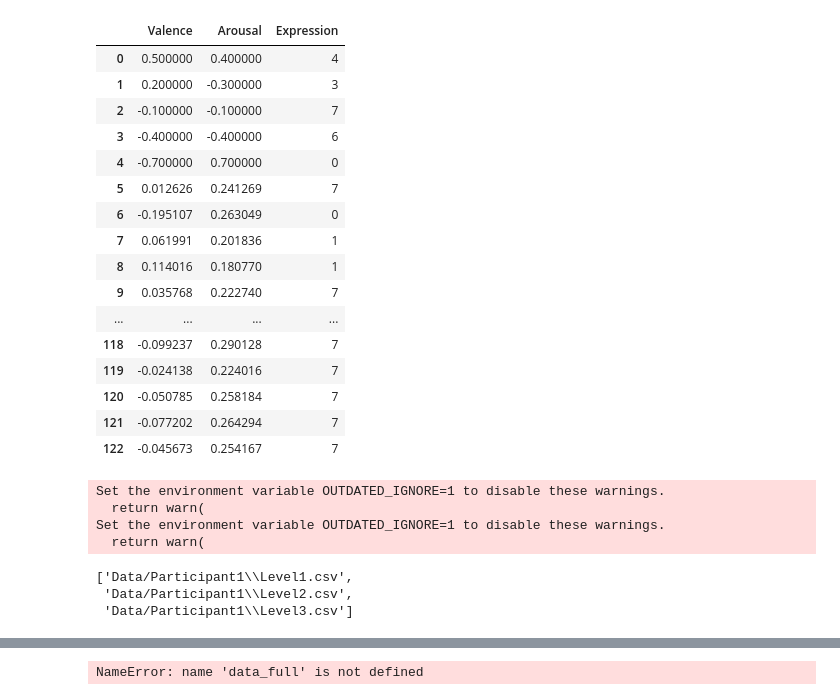
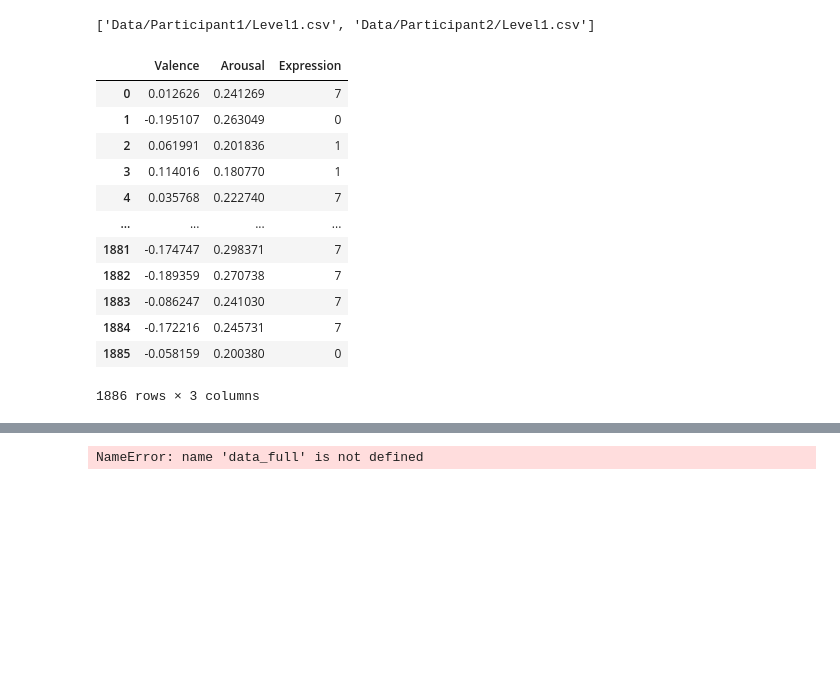
Before and after one commit to dovii/MPC-Data-Analysis, a Jupyter notebook: LevelAnalysis.ipynb, the cells around one changed output, grey strips where cells are left out. Cells and saved outputs as stored; diff of their text form; code cells hidden in the pictures; blank space fills up the shorter version.

```diff
--- a/LevelAnalysis.ipynb
+++ b/LevelAnalysis.ipynb
@@ -1,67 +1,58 @@
 # %%
 import pandas as pd
 import scipy.stats as stats
 import seaborn as sns
 import numpy as np
 import pingouin as pg
-import glob
+import matplotlib.pyplot as plt
+import os
 
 sns.set_theme(style="whitegrid")
 
-# We also want to plot graphs and histograms
-#using matplotlib
-import matplotlib.pyplot as plt
+filepath = 'Data/'
+level = 'Level1.csv'
 
-#Setup to show all columns (useful for Questionnaire)
-pd.set_option('display.max_rows', 500)
-pd.set_option('display.max_columns', 500)
-pd.set_option('display.width', 1000)
+#find folder of each participant
+participants = os.listdir('Data/')
+
+#find a specific level file inside the participant folder
+files = []
+for p in participants:
+    files.append(filepath+p+'/'+level)
+print(files)
 
 
-list_of_csv_files = glob.glob('Data/*.csv')
-list_of_csv_files.sort()
+#combine different participant's same level data
+data = []
+for f in files:
+    data.append(pd.read_csv(f))
 
-df = pd.concat(map(pd.read_csv, list_of_csv_files), ignore_index=True)
+#df = pd.concat(data)
+df1 = pd.concat((data), ignore_index=True)
 
 
-data1 = pd.read_csv('Data/sampleData.csv')
-data2 = pd.read_csv('Data/sampleData2.csv')
+#data1 = pd.read_csv('Data/sampleData.csv')
+#data2 = pd.read_csv('Data/sampleData2.csv')
 #data_full = pd.read_csv('Data/test.csv')
 
 #noSub = data[data['Do you currently have an active World of Warcraft subscription?'] == 'No'].index
 #data.drop(noSub, inplace=True)
 
+#data.reset_index(inplace=True, drop=True) #reset index after dropped rows from full data
 
-#data.reset_index(inplace=True, drop=True) #reset index after dropped rows from full data
-df
+df1
 # %% [output]
+['Data/Participant1/Level1.csv', 'Data/Participant2/Level1.csv']
 |  | Valence | Arousal | Expression |
-| 0 | 0.500000 | 0.400000 | 4 |
-| 1 | 0.200000 | -0.300000 | 3 |
-| 2 | -0.100000 | -0.100000 | 7 |
-| 3 | -0.400000 | -0.400000 | 6 |
-| 4 | -0.700000 | 0.700000 | 0 |
-| 5 | 0.012626 | 0.241269 | 7 |
-| 6 | -0.195107 | 0.263049 | 0 |
-| 7 | 0.061991 | 0.201836 | 1 |
-| 8 | 0.114016 | 0.180770 | 1 |
-| 9 | 0.035768 | 0.222740 | 7 |
+| 0 | 0.012626 | 0.241269 | 7 |
+| 1 | -0.195107 | 0.263049 | 0 |
+| 2 | 0.061991 | 0.201836 | 1 |
+| 3 | 0.114016 | 0.180770 | 1 |
+| 4 | 0.035768 | 0.222740 | 7 |
 | ... | ... | ... | ... |
-| 118 | -0.099237 | 0.290128 | 7 |
-| 119 | -0.024138 | 0.224016 | 7 |
-| 120 | -0.050785 | 0.258184 | 7 |
-| 121 | -0.077202 | 0.264294 | 7 |
-| 122 | -0.045673 | 0.254167 | 7 |
+| 1881 | -0.174747 | 0.298371 | 7 |
+| 1882 | -0.189359 | 0.270738 | 7 |
+| 1883 | -0.086247 | 0.241030 | 7 |
+| 1884 | -0.172216 | 0.245731 | 7 |
+| 1885 | -0.058159 | 0.200380 | 0 |
-Set the environment variable OUTDATED_IGNORE=1 to disable these warnings.
-  return warn(
-Set the environment variable OUTDATED_IGNORE=1 to disable these warnings.
-  return warn(
+1886 rows × 3 columns
-# %%
-list_of_csv_files = glob.glob('Data/Participant1/*.csv')
-list_of_csv_files.sort()
-
-list_of_csv_files
-# %% [output]
-['Data/Participant1\\Level1.csv',
- 'Data/Participant1\\Level2.csv',
- 'Data/Participant1\\Level3.csv']
```
Also changed, not shown: parts of 10 cells of this notebook.
